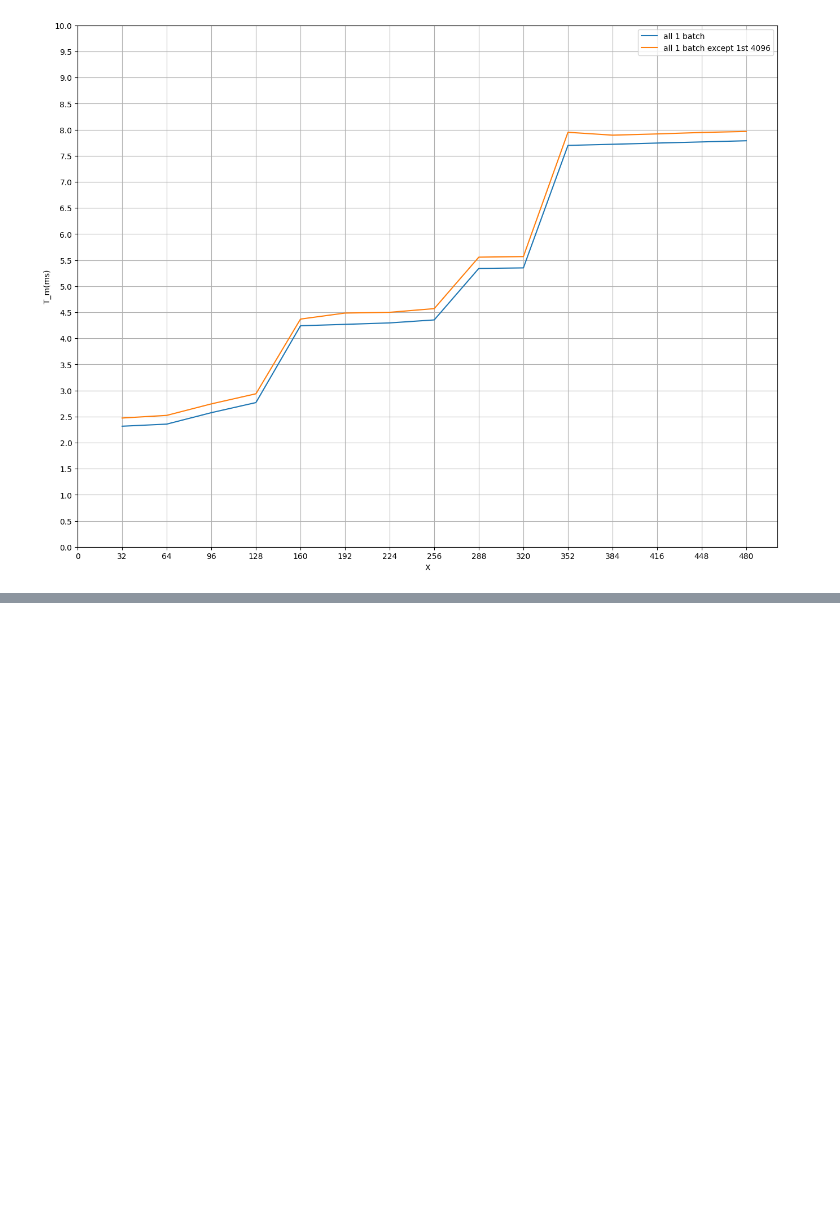
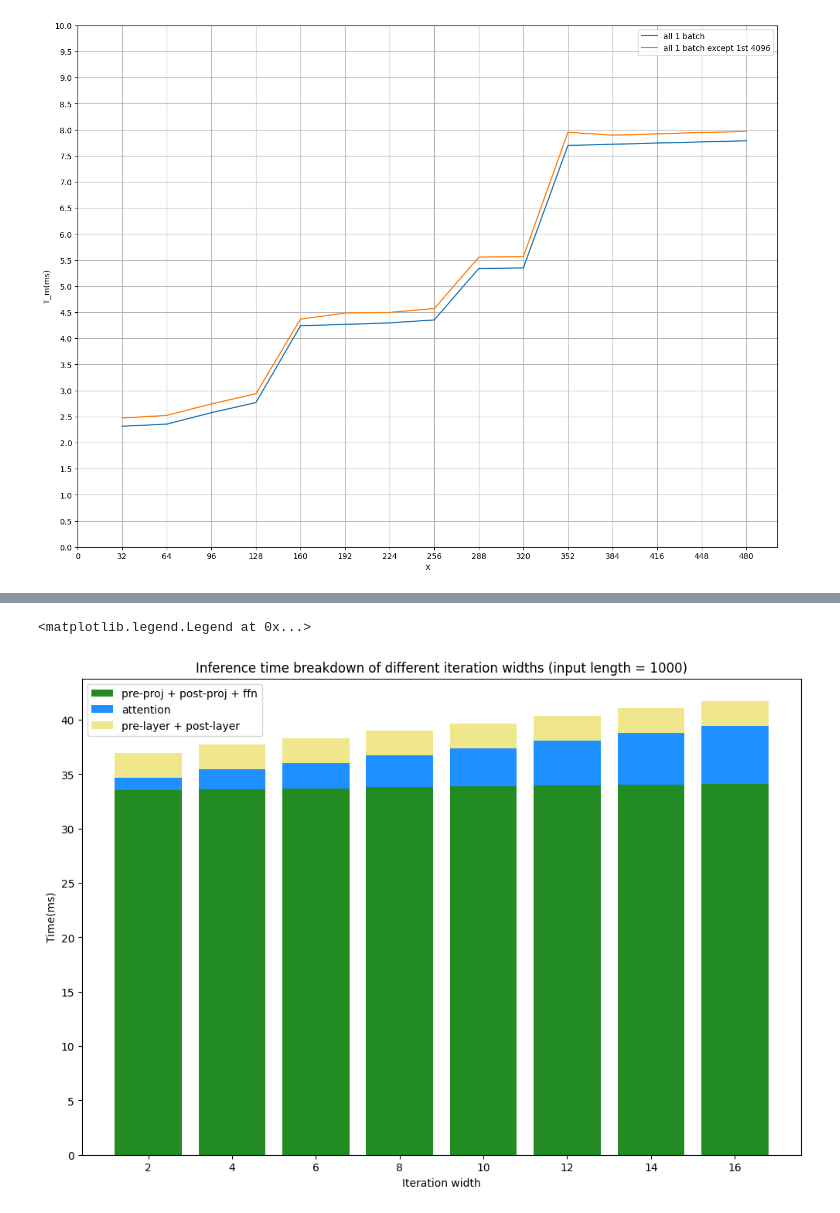
Before and after one commit to SwiftSeal03/swiftLLM, a Jupyter notebook: profile/illustrator.ipynb, the cells around one changed output, grey strips where cells are left out. Saved outputs shown, nothing was run; the diff lists cells and outputs as text; code cells hidden in the pictures; blank space fills up the shorter version.

Commit message:
chore: more tests

```diff
--- a/profile/illustrator.ipynb
+++ b/profile/illustrator.ipynb
@@ -225,3 +225,43 @@ plt.legend()
 # %% [output]
 <matplotlib.legend.Legend at 0x...>
 [figure]
+# %%
+import numpy as np
+
+def iw_time_relationship():
+  """
+  Test the relationship between the number of tokens and the inference time.
+  """
+  in_len = 1000
+  xs = [2, 4, 6, 8, 10, 12, 14, 16]
+  ress = []
+  for x in xs:
+    ress.append(profiler.profiler._run_test_case(
+      gpu_decode_lens=[in_len] * x,
+    ))
+
+  num_layers = profiler.model.model_config.num_layers
+
+  linr_times = np.array([res.avg_gpu_linr_time for res in ress]) * num_layers
+  attn_times = np.array([res.avg_gpu_attn_time for res in ress]) * num_layers
+  margin_times = np.array([res.margin_layer_time for res in ress])
+
+  bottom = np.zeros_like(linr_times)
+
+  # draw stacked bar chart
+  xts = range(len(xs))
+  plt.xticks(xts, xs)
+  plt.bar(xts, linr_times, label="pre-proj + post-proj + ffn", bottom=bottom, color="forestgreen")
+  bottom += linr_times
+  plt.bar(xts, attn_times, label="attention", bottom=bottom, color="dodgerblue")
+  bottom += attn_times
+  plt.bar(xts, margin_times, label="pre-layer + post-layer", bottom=bottom, color="khaki")
+  plt.xlabel("Iteration width")
+  plt.ylabel("Time(ms)")
+  plt.title("Inference time breakdown of different iteration widths (input length = 1000)")
+
+plt.figure(figsize=(12, 8))
+iw_time_relationship()
+# plt.grid()
+plt.legend()
+# %% [output]
@@ -227,0 +276,2 @@ plt.legend()
+<matplotlib.legend.Legend at 0x...>
+[figure, added]
```
Also changed, not shown: parts of 3 cells of this notebook, 2 other files.
